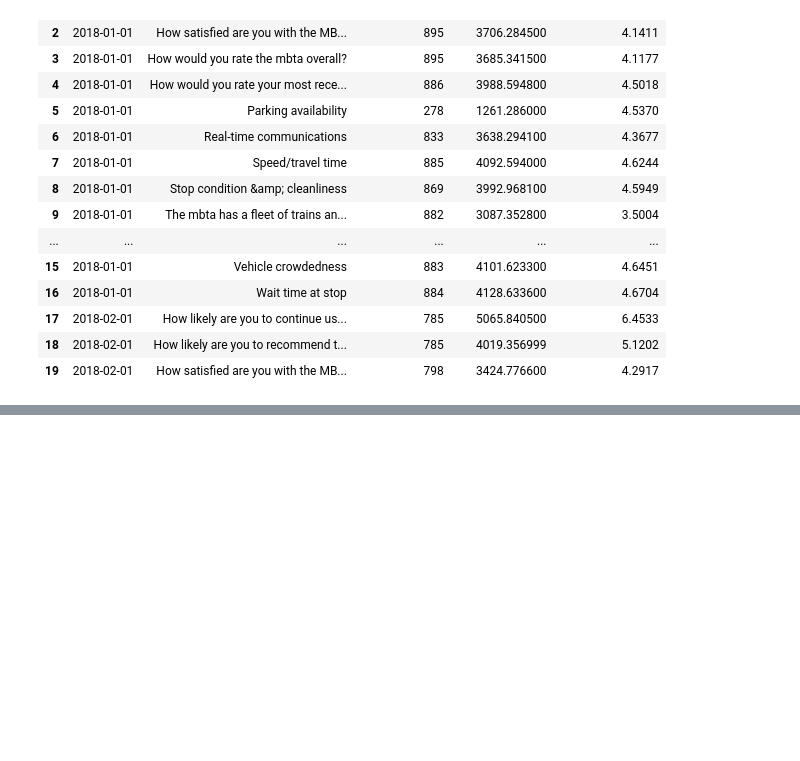
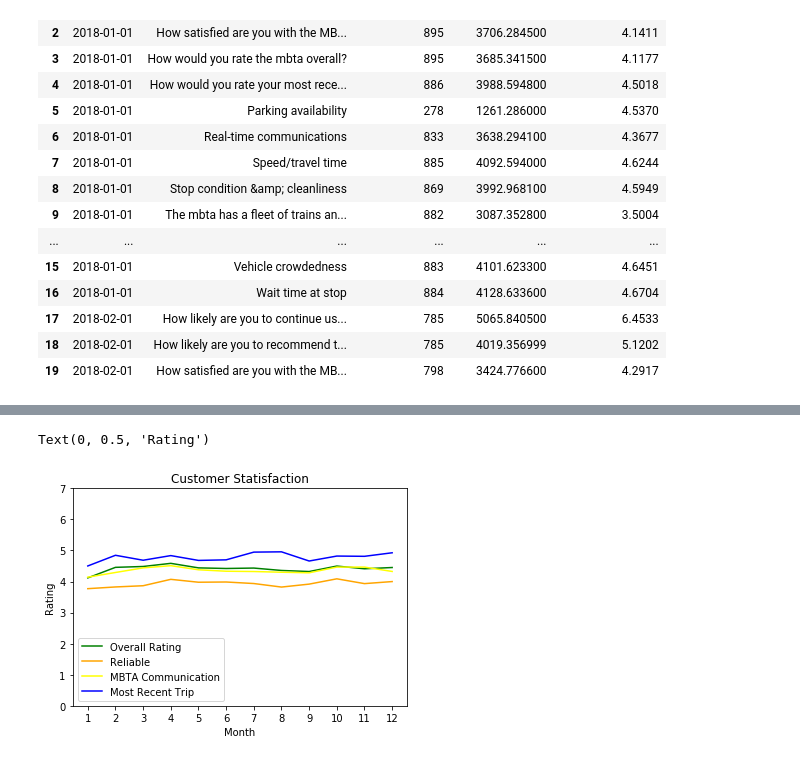
Before and after one commit to tifaria/Project-1, a Jupyter notebook: Weather vs Customer Satisfaction.ipynb, the cells around one changed output, grey strips where cells are left out. Drawn from its saved outputs; the diff is of its cells as text; code cells hidden in the pictures; blank space fills up the shorter version.

Commit message:
added more code and graphs for customer data

```diff
--- a/Weather vs Customer Satisfaction.ipynb
+++ b/Weather vs Customer Satisfaction.ipynb
@@ -426,0 +451,3 @@ responses_sum.head(20)
+# %%
+overallMBTA_rate_df = responses_sum.loc[responses_sum["Question"] == "How would you rate the mbta overall?", :]
+overallMBTA_rate_df
@@ -426,0 +468,28 @@ responses_sum.head(20)
+# %%
+# speed_travel_df = responses_sum.loc[responses_sum["Question"] == "Speed/travel time", :]
+#speed_travel_df
+reliable_tran_df = responses_sum.loc[responses_sum["Question"] == "The mbta provides reliable public transportation services.", :]
+#reliable_tran_df
+# parking_df = responses_sum.loc[responses_sum["Question"] == "Parking availability", :]
+#parking_df
+# clean_well_df = responses_sum.loc[responses_sum["Question"] == "The mbta has a fleet of trains and buses that are clean and well maintained.", :]
+# clean_well_df
+communication_df = responses_sum.loc[responses_sum["Question"] == "How satisfied are you with the MBTA's communication overall?", :]
+recent_trip_df = responses_sum.loc[responses_sum["Question"] == "How would you rate your most recent trip?", :]
+# %%
+x_axis = np.arange(1, 13, 1.0)
+plt.plot(x_axis, overallMBTA_rate_df["Weighted Average"], color='green', label='Overall Rating')
+plt.plot(x_axis, reliable_tran_df["Weighted Average"],color='orange', label='Reliable')
+plt.plot(x_axis, communication_df["Weighted Average"],color='yellow', label='MBTA Communication')
+plt.plot(x_axis, recent_trip_df["Weighted Average"],color='blue', label='Most Recent Trip')
+# plt.plot(x_axis, parking_df["Weighted Average"], color='green', label='Parking Availability')
+plt.xticks(np.arange(1, 12+1, 1.0))
+plt.legend(loc="best")
+#plt.xticks(rotation = "vertical")
+plt.ylim(0, 7)
+plt.title("Customer Statisfaction")
+plt.xlabel("Month")
+plt.ylabel("Rating")
+# %% [output]
+Text(0, 0.5, 'Rating')
+[figure, added]
```
Also changed, not shown: parts of 2 cells of this notebook.
